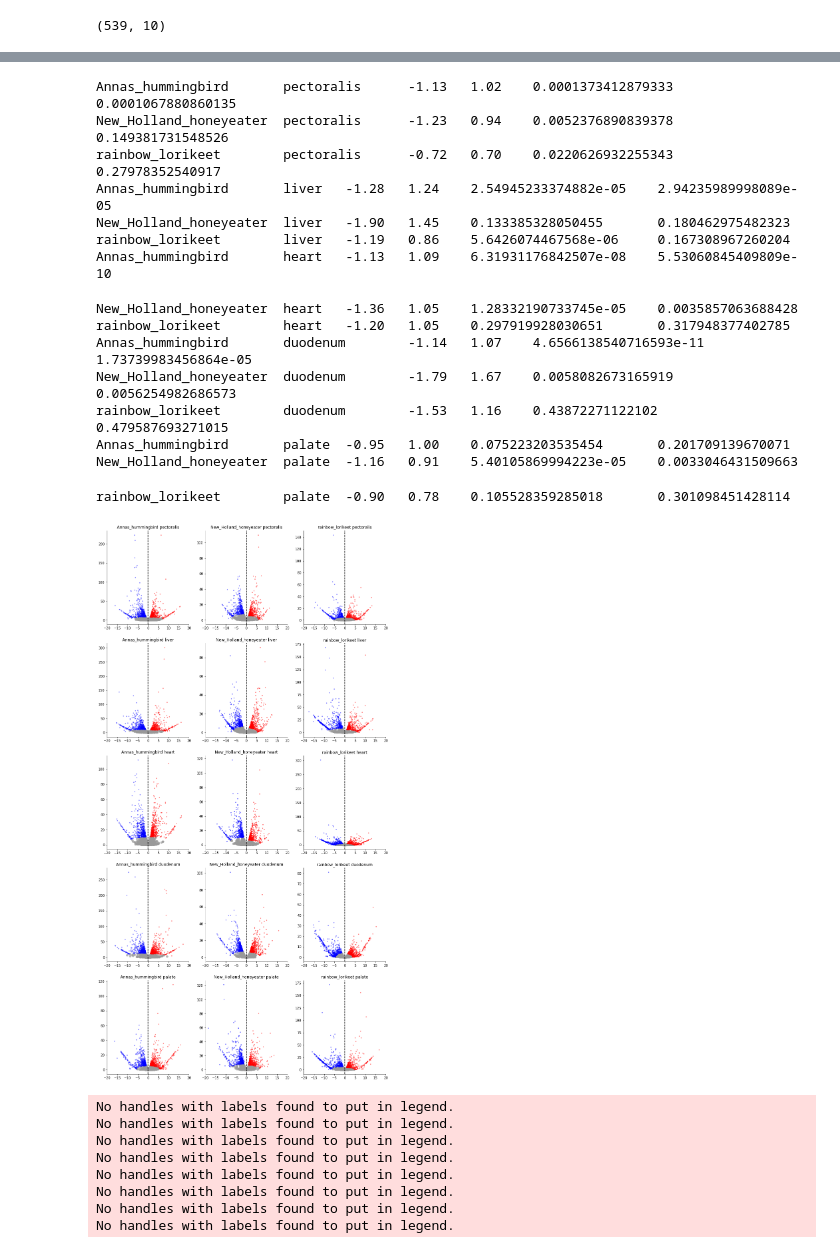
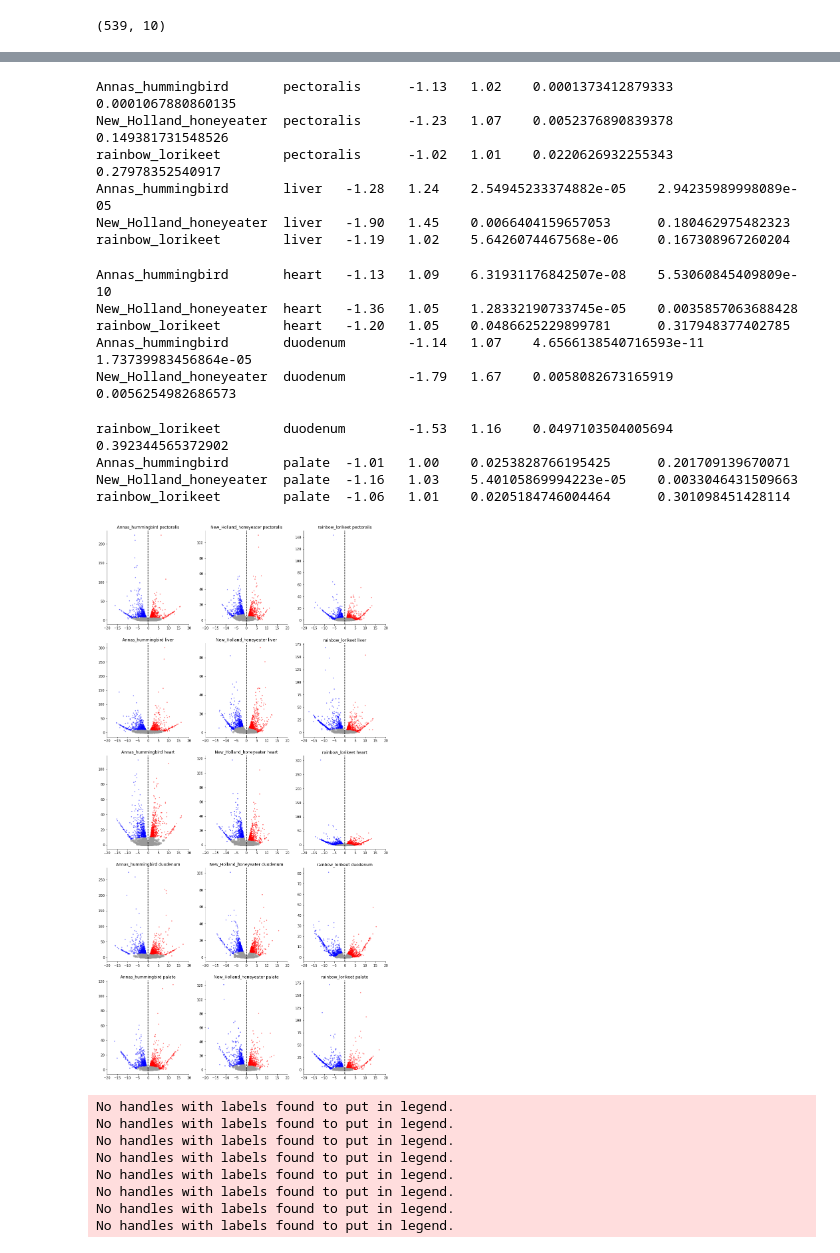
Before and after one commit to osipovarev/Transcriptome_for_NectarGenomics, a Jupyter notebook: DESeq2_analysis_nectar.ipynb, the cells around one changed output, grey strips where cells are left out. Cells and saved outputs as stored; diff of their text form; code cells hidden in the pictures.

```diff
--- a/DESeq2_analysis_nectar.ipynb
+++ b/DESeq2_analysis_nectar.ipynb
@@ -146,8 +146,8 @@ df.sample(10)
 # N_genes = len(df.index)
 top = 0.05
 
-pval = 0.001
-fchange = 3
+pval = 0.05
+logFC = 1
 fclim = 20
 pvallim = 200
 
@@ -182,8 +182,10 @@ for i in range(N_tis):
         df_f['rank_dist'] = df_f['distance'].rank()
         t_up = max(df_f['rank_dist']) * (1 - top)
         t_down = max(df_f['rank_dist']) * top
-        up_df_f = df_f[df_f['rank_dist'] >= t_up]
-        down_df_f = df_f[df_f['rank_dist'] <= t_down]
+
+        up_df_f = df_f[(df_f['rank_dist'] >= t_up) & (df_f['padj'] < pval) & (df_f['log2FoldChange'] > logFC)]
+        down_df_f = df_f[(df_f['rank_dist'] <= t_down) & (df_f['padj']<0.05) & (df_f['log2FoldChange']< -logFC)]
+
         df_low_dist = df_f[(df_f['rank_dist'] > t_down) & (df_f['rank_dist'] < t_up)]
 
         ## Output general stats
@@ -209,44 +211,44 @@ for i in range(N_tis):
         axi.set_title('{} {}'.format(sp, t))
 
         if sp == 'Annas_hummingbird':
             dist = 15
         else:
             dist = 10
 
 #         labels = []
 #         # label cool candidates in down-reg genes
 #         for x, y, g, d in zip(down_df_f['log2FoldChange'], down_df_f['log10padj'], down_df_f['gene'], down_df_f['distance']):
 #             if (g in genes_essent) and (d < -dist):
 #                 labels.append(axi.text(x=x, y=y, s=g, color='blue'))
 #         # label cool candidates in up-reg genes
 #         for x, y, g, d in zip(up_df_f['log2FoldChange'], up_df_f['log10padj'], up_df_f['gene'], up_df_f['distance']):
 #             if (g in genes_essent) and (d > dist):
 #                 labels.append(axi.text(x=x, y=y, s=g, color='red', alpha=0.5))
 #         adjust_text(labels)
 
 # texts = [plt.text(D.PC1.loc[lib], D.PC2.loc[lib], d_labels[lib][1]) for lib in select_lib]
 # adjust_text(texts)
 sns.despine(left=False, bottom=False, right=True, top=True)
 
 pdf_name = 'volcano.all_3_species.5_tissues_deseq.labeled.adjusted.pdf'
 # fig.savefig(pdf_name, bbox_inches='tight')
 # %% [output]
 Annas_hummingbird       pectoralis      -1.13   1.02    0.0001373412879333      0.0001067880860135
-New_Holland_honeyeater  pectoralis      -1.23   0.94    0.0052376890839378      0.149381731548526
-rainbow_lorikeet        pectoralis      -0.72   0.70    0.0220626932255343      0.27978352540917
+New_Holland_honeyeater  pectoralis      -1.23   1.07    0.0052376890839378      0.149381731548526
+rainbow_lorikeet        pectoralis      -1.02   1.01    0.0220626932255343      0.27978352540917
 Annas_hummingbird       liver   -1.28   1.24    2.54945233374882e-05    2.94235989998089e-05
-New_Holland_honeyeater  liver   -1.90   1.45    0.133385328050455       0.180462975482323
-rainbow_lorikeet        liver   -1.19   0.86    5.6426074467568e-06     0.167308967260204
-Annas_hummingbird       heart   -1.13   1.09    6.31931176842507e-08    5.53060845409809e-10
+New_Holland_honeyeater  liver   -1.90   1.45    0.0066404159657053      0.180462975482323
+rainbow_lorikeet        liver   -1.19   1.02    5.6426074467568e-06     0.167308967260204
+Annas_hummingbird       heart   -1.13   1.09    6.31931176842507e-08    5.53060845409809e-10
 New_Holland_honeyeater  heart   -1.36   1.05    1.28332190733745e-05    0.0035857063688428
-rainbow_lorikeet        heart   -1.20   1.05    0.297919928030651       0.317948377402785
+rainbow_lorikeet        heart   -1.20   1.05    0.0486625229899781      0.317948377402785
 Annas_hummingbird       duodenum        -1.14   1.07    4.6566138540716593e-11  1.73739983456864e-05
 New_Holland_honeyeater  duodenum        -1.79   1.67    0.0058082673165919      0.0056254982686573
-rainbow_lorikeet        duodenum        -1.53   1.16    0.43872271122102        0.479587693271015
-Annas_hummingbird       palate  -0.95   1.00    0.075223203535454       0.201709139670071
-New_Holland_honeyeater  palate  -1.16   0.91    5.40105869994223e-05    0.0033046431509663
-rainbow_lorikeet        palate  -0.90   0.78    0.105528359285018       0.301098451428114
+rainbow_lorikeet        duodenum        -1.53   1.16    0.0497103504005694      0.392344565372902
+Annas_hummingbird       palate  -1.01   1.00    0.0253828766195425      0.201709139670071
+New_Holland_honeyeater  palate  -1.16   1.03    5.40105869994223e-05    0.0033046431509663
+rainbow_lorikeet        palate  -1.06   1.01    0.0205184746004464      0.301098451428114
-[figure, old version]
+[figure, new version]
 # %%
 ## Do Venns
 species = ['Annas_hummingbird', 'New_Holland_honeyeater', 'rainbow_lorikeet']
```
Also changed, not shown: parts of 2 cells of this notebook.
